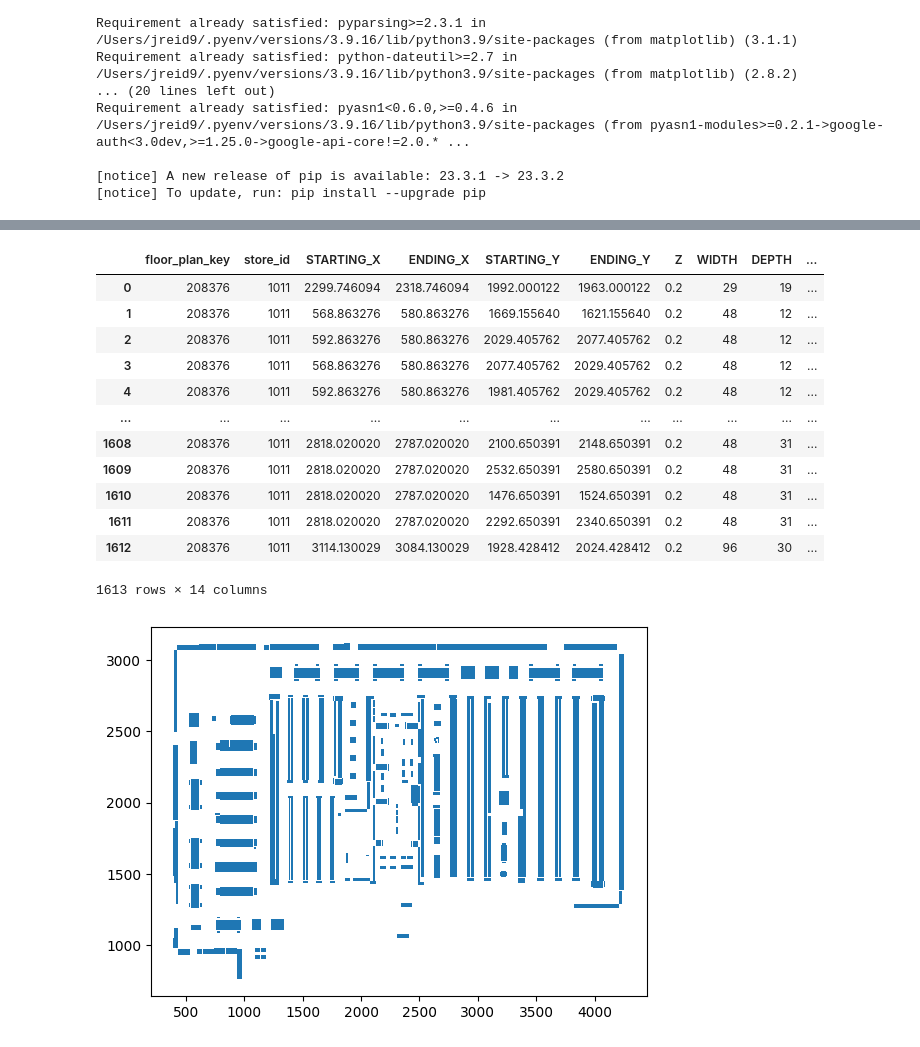
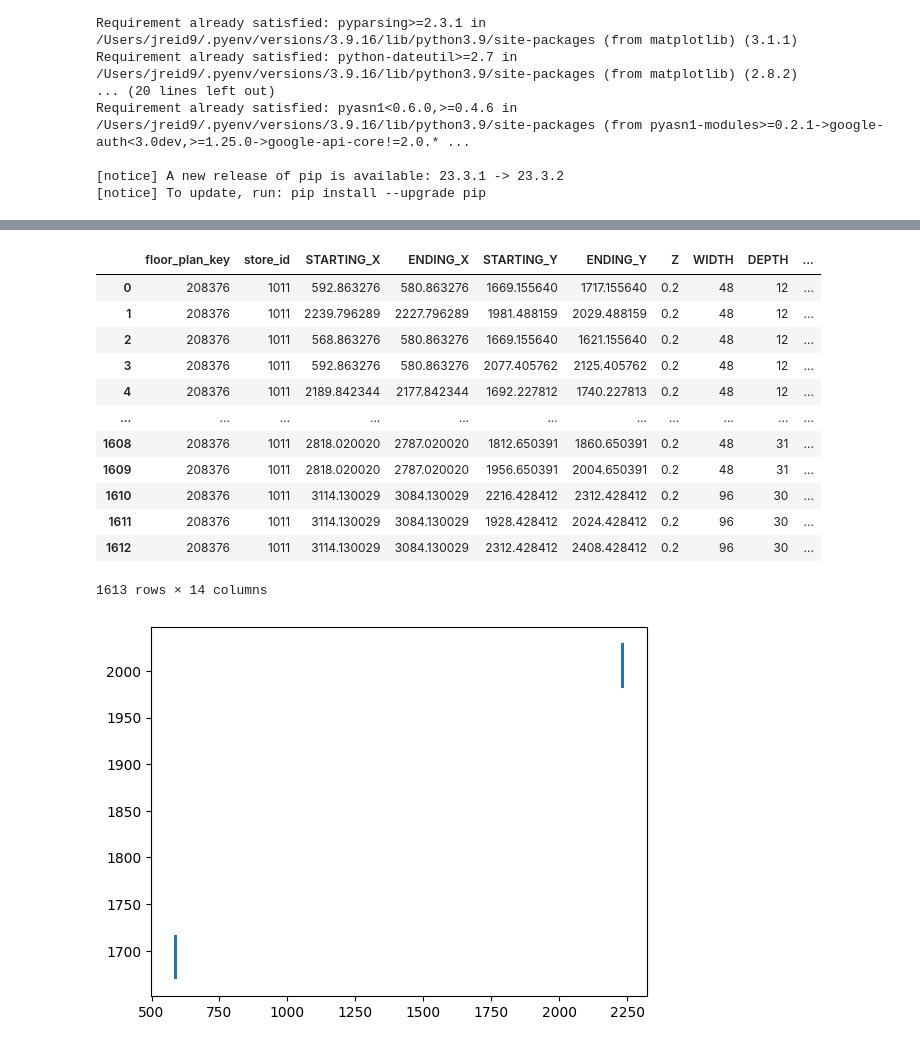
Before and after one commit to jazoomi/LogAnaylzer, a Jupyter notebook: DRS.ipynb, the cells around one changed output, grey strips where cells are left out. Drawn from its saved outputs; the diff is of its cells as text; code cells hidden in the pictures.

```diff
--- a/DRS.ipynb
+++ b/DRS.ipynb
@@ -29,8 +52,7 @@ bq_client = bigquery.Client(project="ld-ds-genai-dev")
 # %%
-fixture_query_path = "process_floor_plan/queries/fixtures.sql"
-store_id = "1011"
+store_id = ""  # Enter any hub_store_number
 
-
+# This will get the location of all the fixtures (shelves) in the stores
 fixture_query  = f"""
 WITH
   floor_plan AS (
@@ -94,30 +116,41 @@ SELECT
 FROM
   fixture
 """
-fixtures_df = bq_client.query(fixture_query).to_dataframe()
+fixtures_df = pd.read_gbq(fixture_query, project_id="ld-ds-genai-dev", dialect="standard")
 
 fixtures_df
 # %% [output]
 |  | floor_plan_key | store_id | STARTING_X | ENDING_X | STARTING_Y | ENDING_Y | Z | WIDTH | DEPTH | ... |
-| 0 | 208376 | 1011 | 2299.746094 | 2318.746094 | 1992.000122 | 1963.000122 | 0.2 | 29 | 19 | ... |
-| 1 | 208376 | 1011 | 568.863276 | 580.863276 | 1669.155640 | 1621.155640 | 0.2 | 48 | 12 | ... |
-| 2 | 208376 | 1011 | 592.863276 | 580.863276 | 2029.405762 | 2077.405762 | 0.2 | 48 | 12 | ... |
-| 3 | 208376 | 1011 | 568.863276 | 580.863276 | 2077.405762 | 2029.405762 | 0.2 | 48 | 12 | ... |
-| 4 | 208376 | 1011 | 592.863276 | 580.863276 | 1981.405762 | 2029.405762 | 0.2 | 48 | 12 | ... |
+| 0 | 208376 | 1011 | 592.863276 | 580.863276 | 1669.155640 | 1717.155640 | 0.2 | 48 | 12 | ... |
+| 1 | 208376 | 1011 | 2239.796289 | 2227.796289 | 1981.488159 | 2029.488159 | 0.2 | 48 | 12 | ... |
+| 2 | 208376 | 1011 | 568.863276 | 580.863276 | 1669.155640 | 1621.155640 | 0.2 | 48 | 12 | ... |
+| 3 | 208376 | 1011 | 592.863276 | 580.863276 | 2077.405762 | 2125.405762 | 0.2 | 48 | 12 | ... |
+| 4 | 208376 | 1011 | 2189.842344 | 2177.842344 | 1692.227812 | 1740.227813 | 0.2 | 48 | 12 | ... |
 | ... | ... | ... | ... | ... | ... | ... | ... | ... | ... | ... |
-| 1608 | 208376 | 1011 | 2818.020020 | 2787.020020 | 2100.650391 | 2148.650391 | 0.2 | 48 | 31 | ... |
-| 1609 | 208376 | 1011 | 2818.020020 | 2787.020020 | 2532.650391 | 2580.650391 | 0.2 | 48 | 31 | ... |
-| 1610 | 208376 | 1011 | 2818.020020 | 2787.020020 | 1476.650391 | 1524.650391 | 0.2 | 48 | 31 | ... |
-| 1611 | 208376 | 1011 | 2818.020020 | 2787.020020 | 2292.650391 | 2340.650391 | 0.2 | 48 | 31 | ... |
-| 1612 | 208376 | 1011 | 3114.130029 | 3084.130029 | 1928.428412 | 2024.428412 | 0.2 | 96 | 30 | ... |
+| 1608 | 208376 | 1011 | 2818.020020 | 2787.020020 | 1812.650391 | 1860.650391 | 0.2 | 48 | 31 | ... |
+| 1609 | 208376 | 1011 | 2818.020020 | 2787.020020 | 1956.650391 | 2004.650391 | 0.2 | 48 | 31 | ... |
+| 1610 | 208376 | 1011 | 3114.130029 | 3084.130029 | 2216.428412 | 2312.428412 | 0.2 | 96 | 30 | ... |
+| 1611 | 208376 | 1011 | 3114.130029 | 3084.130029 | 1928.428412 | 2024.428412 | 0.2 | 96 | 30 | ... |
+| 1612 | 208376 | 1011 | 3114.130029 | 3084.130029 | 2312.428412 | 2408.428412 | 0.2 | 96 | 30 | ... |
 1613 rows × 14 columns
 # %%
+# This plots 2 fixtures, modify the code to plot all of them
 fig, ax = plt.subplots()
 ax.plot()
-for x, y, x1, y1 in zip(fixtures_df["STARTING_X"], fixtures_df["STARTING_Y"], fixtures_df["ENDING_X"], fixtures_df["ENDING_Y"]):
-    ax.add_patch(Rectangle((x, y), float(x1-x), float(y1-y)))
+
+x = fixtures_df["STARTING_X"][0]
+y = fixtures_df["STARTING_Y"][0]
+x1 = fixtures_df["ENDING_X"][0]
+y1 = fixtures_df["ENDING_Y"][0]
+ax.add_patch(Rectangle((x, y), float(x1-x), float(y1-y)))
+
+x = fixtures_df["STARTING_X"][1]
+y = fixtures_df["STARTING_Y"][1]
+x1 = fixtures_df["ENDING_X"][1]
+y1 = fixtures_df["ENDING_Y"][1]
+ax.add_patch(Rectangle((x, y), float(x1-x), float(y1-y)))
 
 plt.show()
 # %% [output]
-[figure, old version]
+[figure, new version]
 # %%
```
Also changed, not shown: parts of 13 cells of this notebook.
